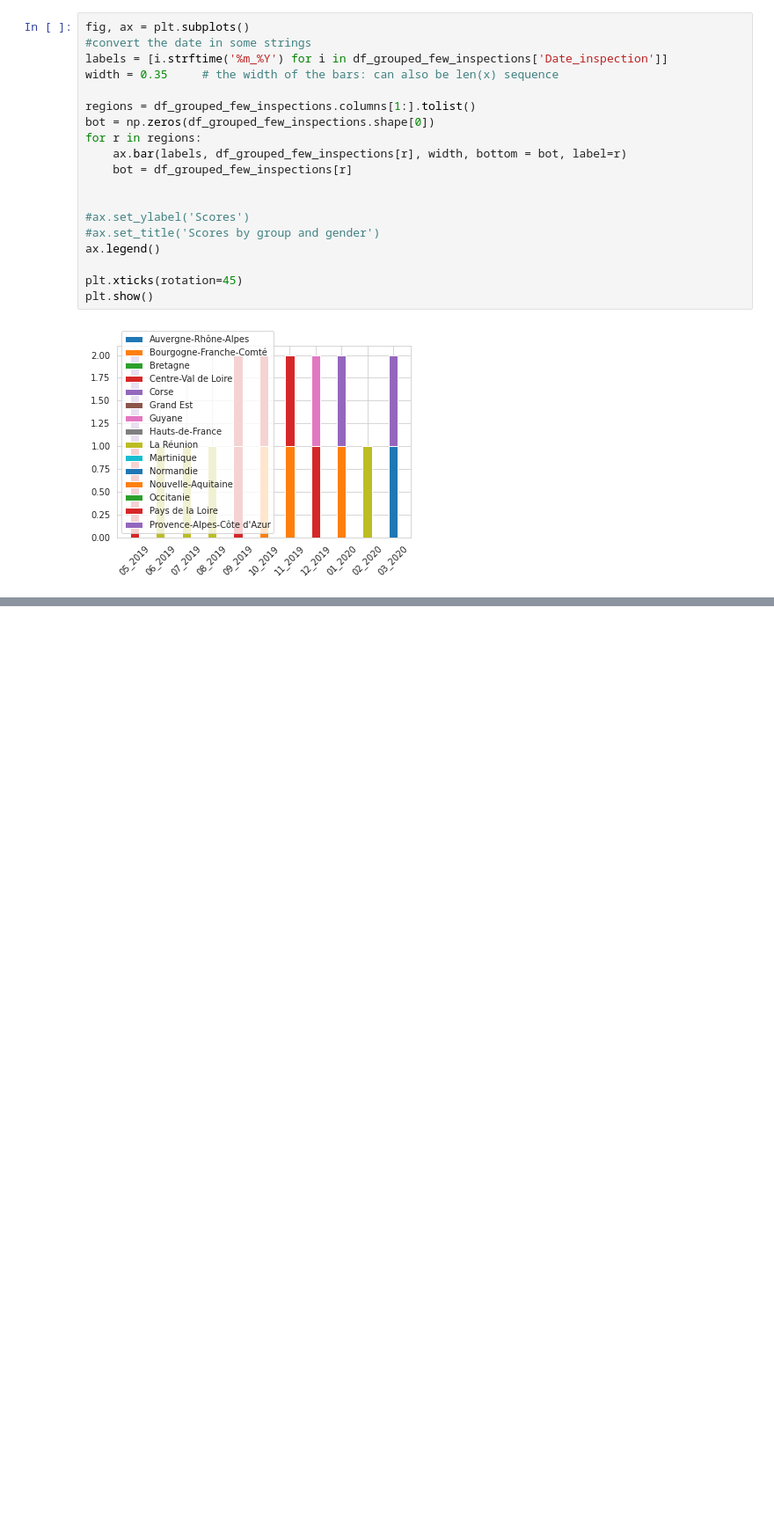
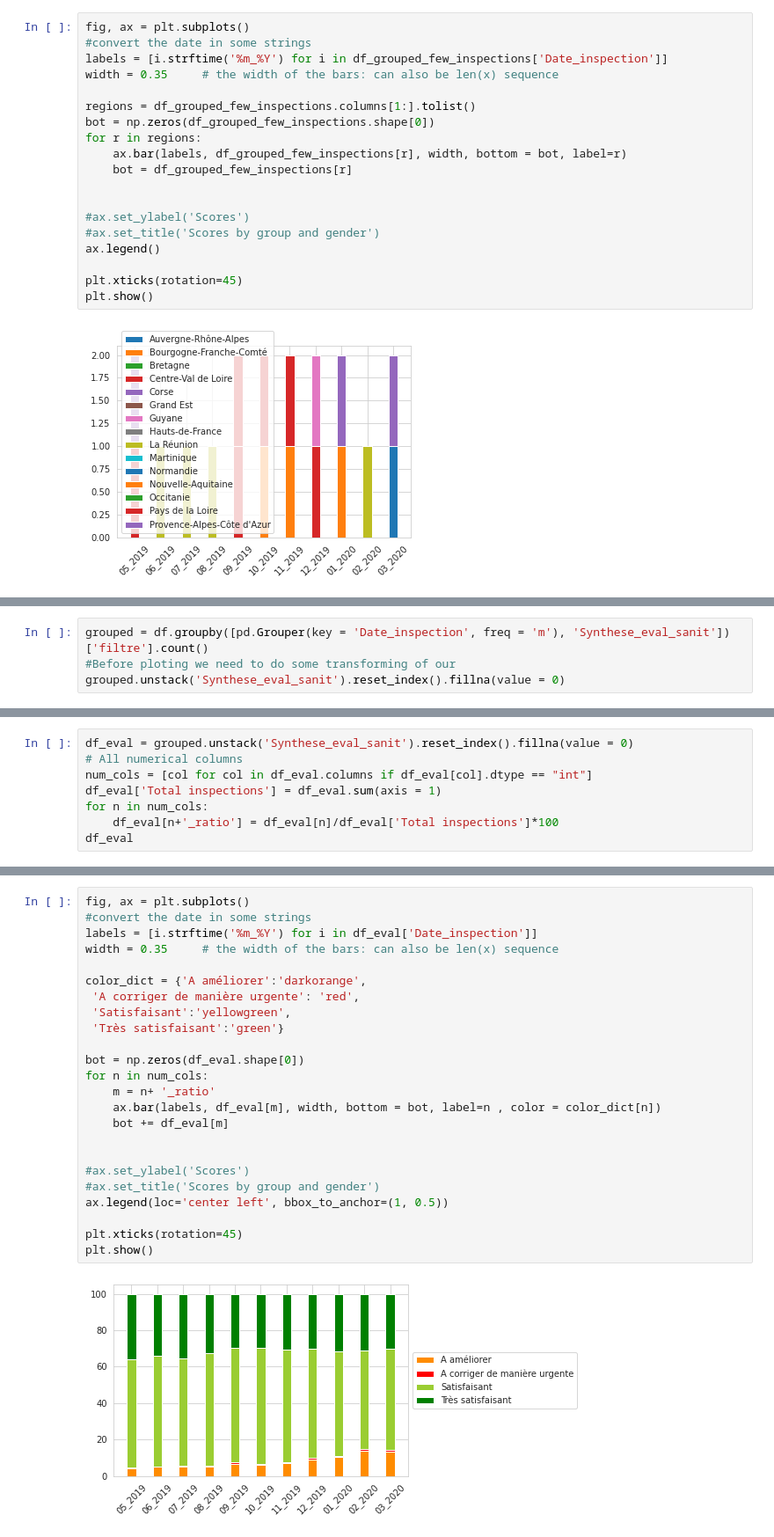
Before and after one commit to etalab-ia/ami-ia, a Jupyter notebook: notebooks/ami_ia_dataviz_rr.ipynb, the cells around one changed output, grey strips where cells are left out. Shown: that part at 88% size. Cells and saved outputs as stored; diff of their text form; blank space fills up the shorter version.

Commit message:
add visualisation for inspection results

```diff
--- a/notebooks/ami_ia_dataviz_rr.ipynb
+++ b/notebooks/ami_ia_dataviz_rr.ipynb
@@ -534,0 +514,4 @@ plt.show()
+# %%
+grouped = df.groupby([pd.Grouper(key = 'Date_inspection', freq = 'm'), 'Synthese_eval_sanit'])['filtre'].count()
+#Before ploting we need to do some transforming of our
+grouped.unstack('Synthese_eval_sanit').reset_index().fillna(value = 0)
@@ -534,0 +531,8 @@ plt.show()
+# %%
+df_eval = grouped.unstack('Synthese_eval_sanit').reset_index().fillna(value = 0)
+# All numerical columns
+num_cols = [col for col in df_eval.columns if df_eval[col].dtype == "int"]
+df_eval['Total inspections'] = df_eval.sum(axis = 1)
+for n in num_cols:
+    df_eval[n+'_ratio'] = df_eval[n]/df_eval['Total inspections']*100
+df_eval
@@ -534,0 +552,26 @@ plt.show()
+# %%
+fig, ax = plt.subplots()
+#convert the date in some strings
+labels = [i.strftime('%m_%Y') for i in df_eval['Date_inspection']]
+width = 0.35     # the width of the bars: can also be len(x) sequence
+
+color_dict = {'A améliorer':'darkorange',
+ 'A corriger de manière urgente': 'red',
+ 'Satisfaisant':'yellowgreen',
+ 'Très satisfaisant':'green'}
+
+bot = np.zeros(df_eval.shape[0])
+for n in num_cols:
+    m = n+ '_ratio'
+    ax.bar(labels, df_eval[m], width, bottom = bot, label=n , color = color_dict[n])
+    bot += df_eval[m]
+
+
+#ax.set_ylabel('Scores')
+#ax.set_title('Scores by group and gender')
+ax.legend(loc='center left', bbox_to_anchor=(1, 0.5))
+
+plt.xticks(rotation=45)
+plt.show()
+# %% [output]
+[figure, added]
```
Also changed, not shown: parts of 9 cells of this notebook.
